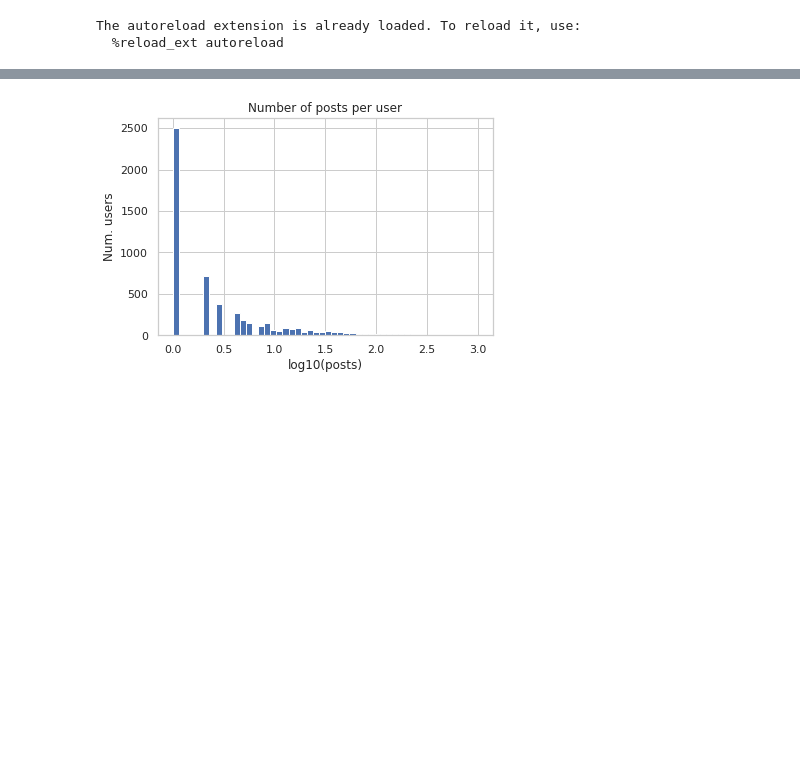
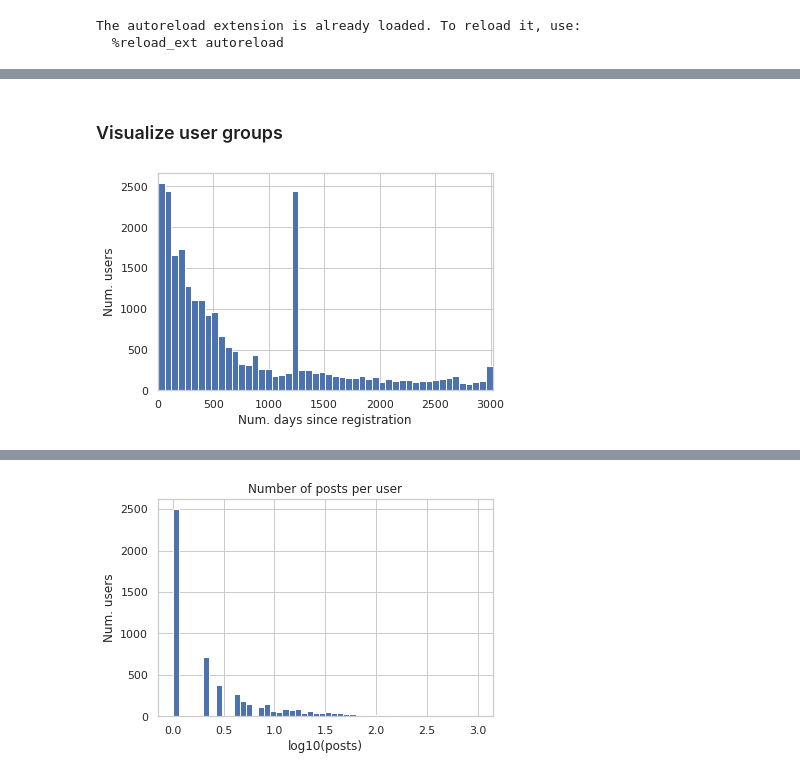
Before and after one commit to seads-org/ea-forum-experiments, a Jupyter notebook: user_overview.ipynb, the cells around one changed output, grey strips where cells are left out. Saved outputs shown, nothing was run; the diff lists cells and outputs as text; code cells hidden in the pictures; blank space fills up the shorter version.

```diff
--- a/user_overview.ipynb
+++ b/user_overview.ipynb
@@ -28,7 +30,9 @@ def get_number(s):
         return None
 # %%
 posts = read_post_data('./data/posts.csv')
-posts = posts[posts.tags.map(len) > 0].copy()
+# posts = posts[posts.tags.map(len) > 0].copy()
+posts = posts[posts.userId != '-']
+
 users, comments = [pd.read_csv(f'./data/{n}.csv', index_col='_id') for n in ['users', 'comments']]
 comments = comments[comments.postId.notna()].copy()
 users['posts'] = users['posts'].map(lambda x: json.loads(replace_single_quotes(x))).map(lambda x: [v['_id'] for v in x])
@@ -36,0 +54,12 @@ comments['baseScore'] = comments['baseScore'].map(get_number)
+# %%
+from collections import defaultdict
+posts_per_user = defaultdict(lambda: [])
+for pid,uid,coaths in zip(posts.index, posts.userId, posts.coauthors):
+    for u in [uid] + [v['_id'] for v in coaths]:
+        posts_per_user[u].append(pid)
+
+posts_per_user = Series(posts_per_user)
+# %%
+users['posts'] = posts_per_user.reindex(users.index).map(lambda x: x if not isinstance(x, float) else [])
+users['comments'] = Series(comments.index.groupby(comments.userId)).reindex(users.index).\
+    map(lambda x: list(x) if not isinstance(x, float) else [])
@@ -36,0 +70,16 @@ comments['baseScore'] = comments['baseScore'].map(get_number)
+# %%
+user_info = DataFrame(dict(
+    karma = users['karma'].fillna(0),
+    n_posts = users['posts'].map(len),
+    n_comments = users['comments'].map(len),
+    lifespan = datetime.now().date() - users['createdAt'].map(lambda x: datetime.strptime(x, '%Y-%m-%dT%H:%M:%S.%fZ').date()),
+    category = ''
+))
+
+user_info['n_days'] = user_info['lifespan'].map(lambda x: x.days)
+
+for c in ['n_posts', 'n_comments']:
+    user_info[c + '_norm'] = user_info[c] / (user_info.n_days / 365)
+
+user_info['question_frac'] = users['posts'].map(lambda ps: None if len(ps) == 0 else posts.question[ps].mean())
+user_info['bio_filled'] = users.bio.isna()
@@ -36,0 +94,8 @@ comments['baseScore'] = comments['baseScore'].map(get_number)
+# %% [markdown]
+### Visualize user groups
+# %%
+user_info.n_days.hist(bins=50)
+plt.xlabel('Num. days since registration'); plt.ylabel('Num. users');
+plt.xlim(0, user_info.n_days.max());
+# %% [output]
+[figure, added]
```
Also changed, not shown: parts of 14 cells of this notebook, 6 other files.
